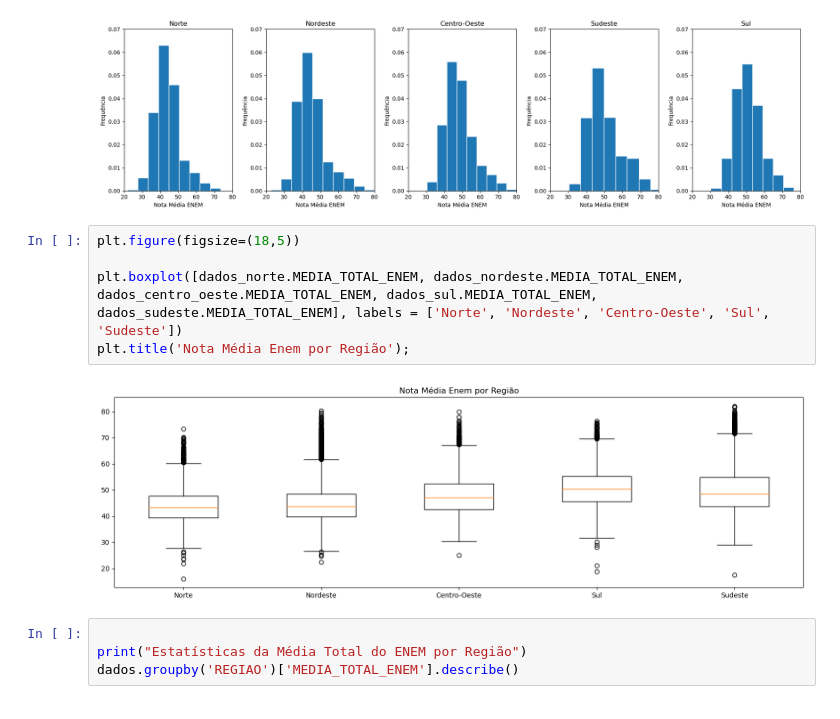
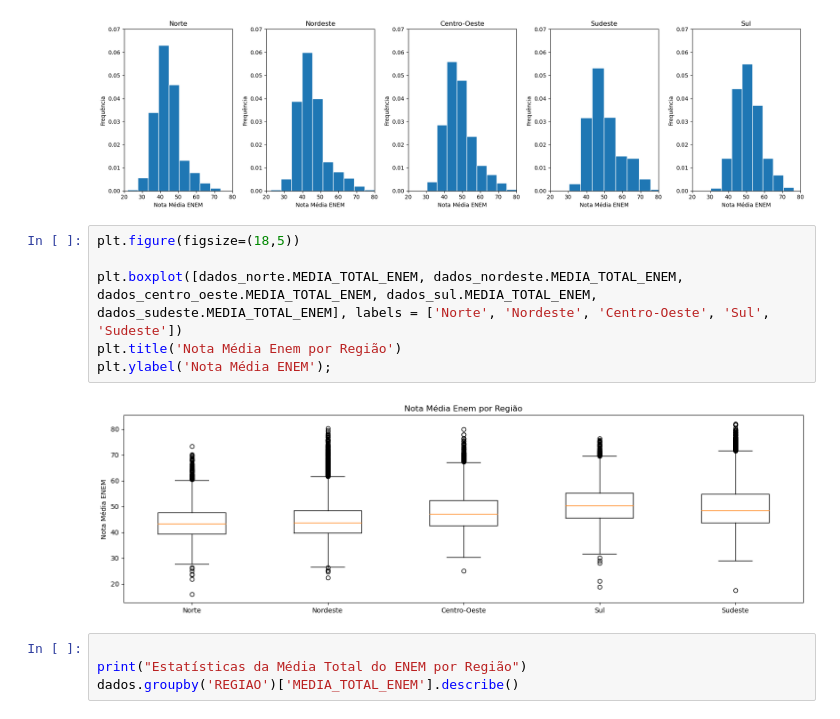
Before and after one commit to LuanaPLGuimaraes/Grupo12A_Projeto2_CDados, a Jupyter notebook: mineracao.ipynb, the cells around one changed output. Drawn from its saved outputs; the diff is of its cells as text.

```diff
--- a/mineracao.ipynb
+++ b/mineracao.ipynb
@@ -192,10 +192,11 @@ plt.tight_layout();
 # %%
 plt.figure(figsize=(18,5))
 
 plt.boxplot([dados_norte.MEDIA_TOTAL_ENEM, dados_nordeste.MEDIA_TOTAL_ENEM, dados_centro_oeste.MEDIA_TOTAL_ENEM, dados_sul.MEDIA_TOTAL_ENEM, dados_sudeste.MEDIA_TOTAL_ENEM], labels = ['Norte', 'Nordeste', 'Centro-Oeste', 'Sul', 'Sudeste'])
-plt.title('Nota Média Enem por Região');
+plt.title('Nota Média Enem por Região')
+plt.ylabel('Nota Média ENEM');
 # %% [output]
-[figure, old version]
+[figure, new version]
 # %%
 
 print("Estatísticas da Média Total do ENEM por Região")
```
Also changed, not shown: parts of 6 cells of this notebook.
